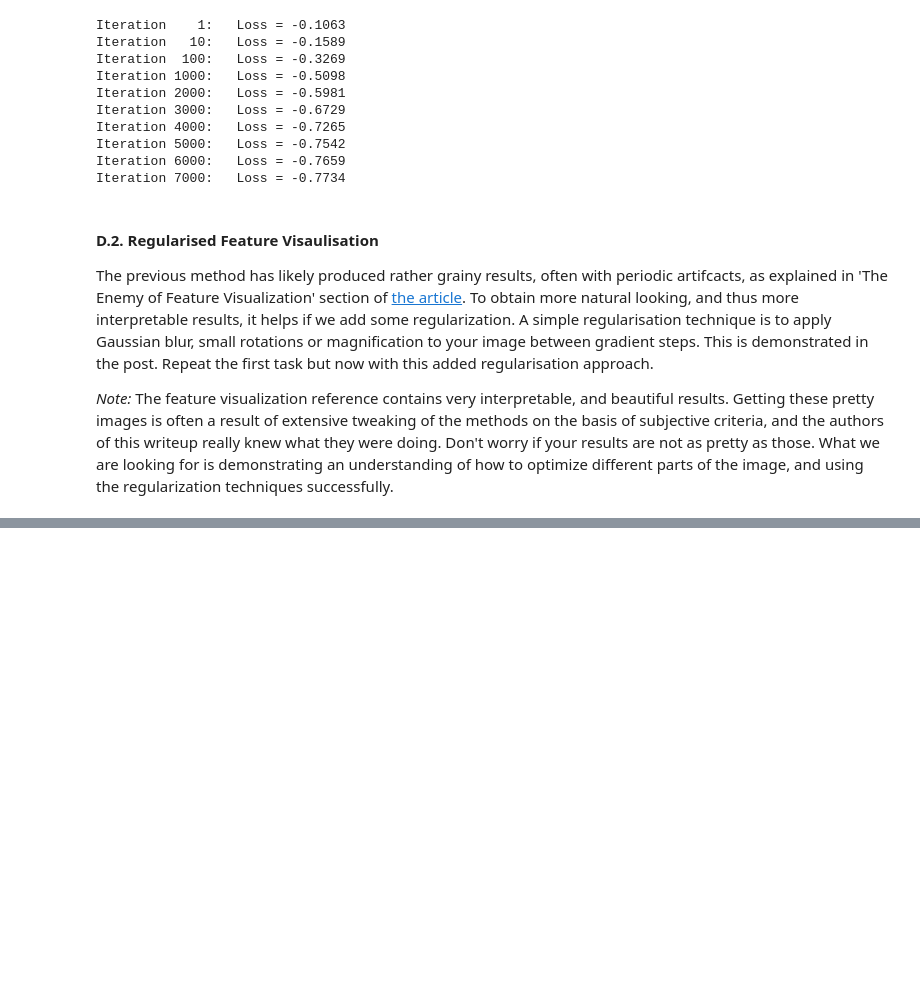
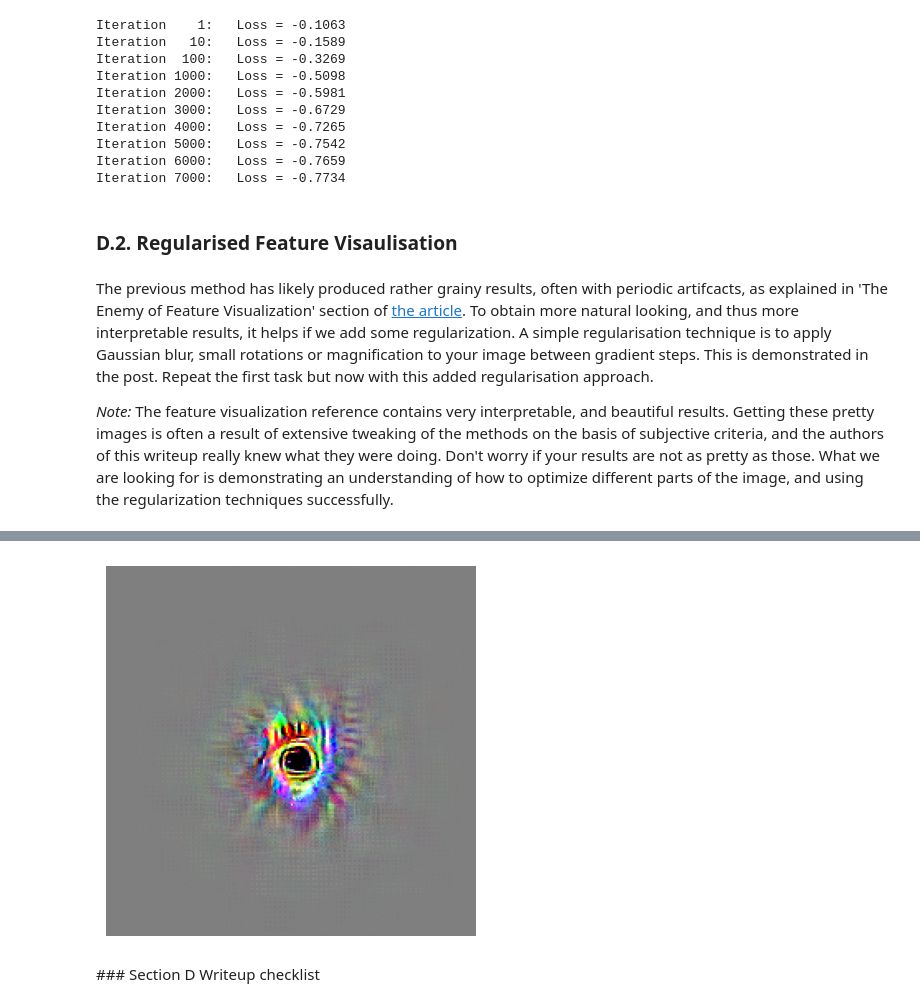
Before and after one commit to JDS289/-DNNs, a Jupyter notebook: DNNs2.ipynb, the cells around one changed output, grey strips where cells are left out. Cells and saved outputs as stored; diff of their text form; code cells hidden in the pictures; blank space fills up the shorter version.

```diff
--- a/DNNs2.ipynb
+++ b/DNNs2.ipynb
@@ -197,8 +203,9 @@ Iteration 4000:   Loss = -0.7265
 Iteration 5000:   Loss = -0.7542
 Iteration 6000:   Loss = -0.7659
 Iteration 7000:   Loss = -0.7734
+# %% [markdown]
+### D.2. Regularised Feature Visaulisation
 # %% [markdown]
-#### D.2. Regularised Feature Visaulisation
 
 The previous method has likely produced rather grainy results, often with periodic artifcacts, as explained in 'The Enemy of Feature Visualization' section of [the article](https://distill.pub/2017/feature-visualization/#optimization). To obtain more natural looking, and thus more interpretable results, it helps if we add some regularization. A simple regularisation technique is to apply Gaussian blur, small rotations or magnification
 to your image between gradient steps. This is demonstrated in the post. Repeat the first task but now with this added regularisation approach.
@@ -208,18 +215,18 @@ to your image between gradient steps. This is demonstrated in the post. Repeat t
 def jitter(image):
     return affine(image, angle=normal(0, 1),
                          translate=(round(normal(0, 2)), round(normal(0, 2))),
-                         scale=normal(1, 0.1),
+                         scale=max(0, normal(1, 0.2)),
                          shear=0)
 
 def optimize_regularized(image, optimizer, num_iterations):
-    blurrer = GaussianBlur(kernel_size=7, sigma=3)
+    blurrer = GaussianBlur(kernel_size=7, sigma=10)
     #jitter = RandomAffine(degrees=0.1, translate=(0.01, 0.01), scale=(0.9, 1.1))
     for i in range(1, num_iterations+1):
         optimizer.zero_grad()
         predict(blurrer(jitter(clamp_processed(image))))
 
         l2_penalty = ((inverse_transforms(image) - 0.5)**2).mean()  # causes the circular fade-out (rather than the rigid square crop from before)
-        loss = -activation + 50*l2_penalty
+        loss = -activation + 100*l2_penalty
         loss.backward()
         optimizer.step()
         if i in {1, 10, 100} or i%1000 == 0:
@@ -229,6 +236,6 @@ clear_hook_handles()
 hook_handle_Channel1Centre = resnet.layer2.register_forward_hook(hook_Channel1Center)
 
 image = transforms(0.5*torch.ones(3, height, width)).cuda().requires_grad_()
-optimize_regularized(image, torch.optim.Adam([image], lr=0.03), num_iterations=3000)
+optimize_regularized(image, torch.optim.Adam([image], lr=0.05, betas=(0.99, 0.99)), num_iterations=2000)
 draw(image)
 # %% [output]
@@ -236 +247,4 @@ NameError: name 'clear_hook_handles' is not defined
+[figure, added]
+# %% [markdown]
+### Section D Writeup checklist
 # %% [markdown]
```
Also changed, not shown: parts of 34 cells of this notebook.
